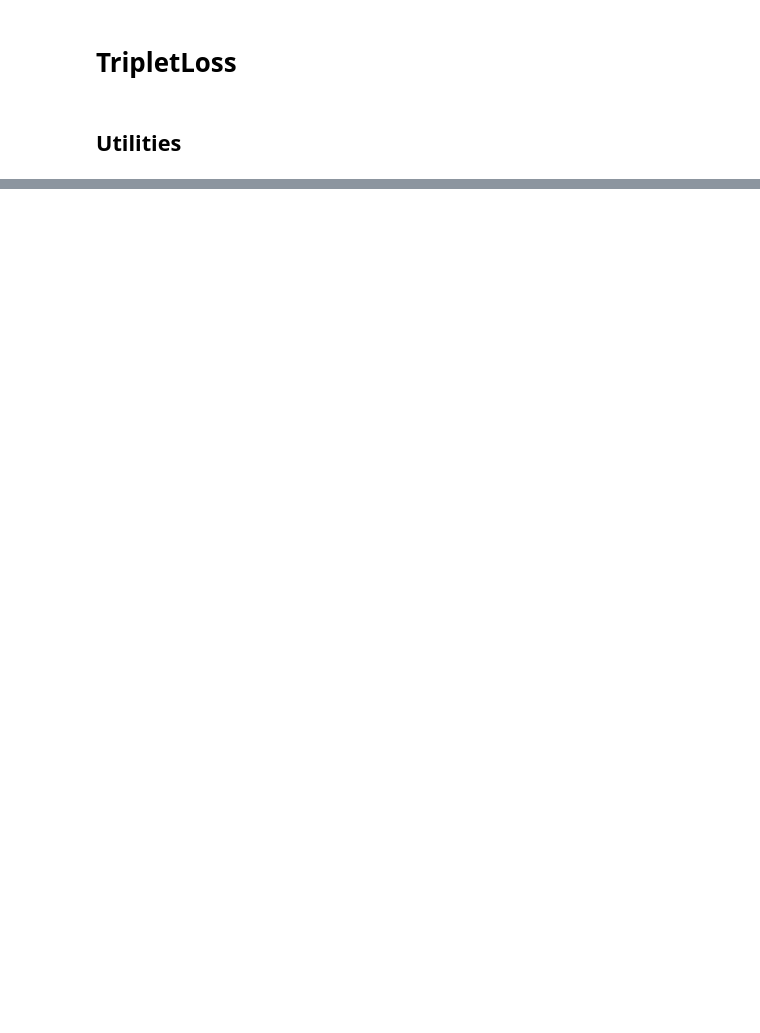
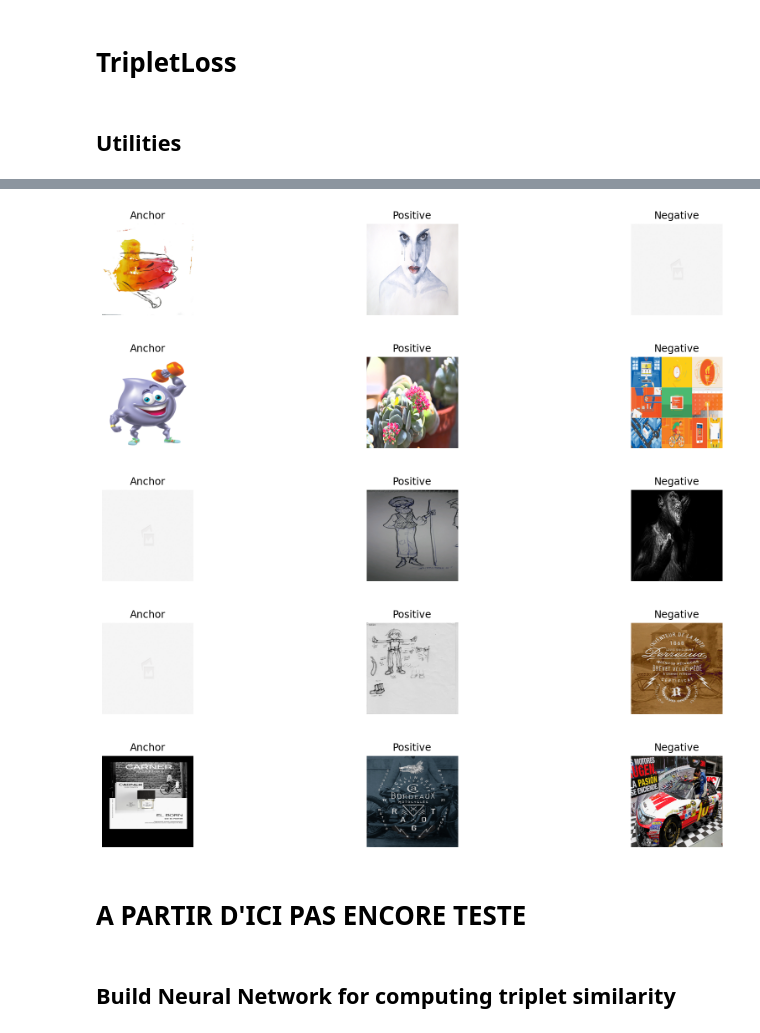
Before and after one commit to tonywu71/fast-reverse-image-engine, a Jupyter notebook: tripletloss/triplet loss_example.ipynb, the cells around one changed output, grey strips where cells are left out. Cells and saved outputs as stored; diff of their text form; code cells hidden in the pictures; blank space fills up the shorter version.

Commit message:
TripletGeneration now working :) - Now need to train using triplet loss.

```diff
--- a/tripletloss/triplet loss_example.ipynb
+++ b/tripletloss/triplet loss_example.ipynb
@@ -264,4 +256,36 @@ def buildDataSet(data_generator):
         x_train_sorted.append(np.asarray([img for idx, img in enumerate(x_train) if y_train[idx]==n]))
 
     return x_train, y_train, x_train_sorted
+# %%
+def buildDataSet(data_generator):
+    """Build dataset (numpy array) for faster and easier data manipulation.
+
+
+    returns:
+        dataset : list of lengh 10 containing images for each classes of shape (?,28,28,1)
+    """
+
+    # STEP 1: Removing the batch structure and separating images from labels.
+    x_train = []
+    y_train = []
+    for current_batch in data_generator:
+        print('next batch')
+
+        for idx in range(len(current_batch[0])):
+            x_train.append(current_batch[0][idx])
+            y_train.append(np.argmax(current_batch[1][idx]))
+
+    x_train = np.array(x_train)
+    y_train = np.array(y_train)
+
+
+    #Sorting images by classes
+    nb_classes = data_generator.n_classes
+    img_rows, img_cols = data_generator.dim
+
+    x_train_sorted = []
+    for n in range(nb_classes):
+        x_train_sorted.append(np.asarray([img for idx, img in enumerate(x_train) if y_train[idx]==n]))
+
+    return x_train, y_train, x_train_sorted
 # %%
@@ -411,3 +370,5 @@ x_train_sorted.shape
+# %%
+triplets = get_batch_random(x_train_sorted, batch_size)
 # %%
 def drawTriplets(tripletbatch, nbmax=None):
     """display the three images for each triplets in the batch
@@ -425,5 +386,17 @@ def drawTriplets(tripletbatch, nbmax=None):
         for i in range(3):
             subplot = fig.add_subplot(1,3,i+1)
             axis("off")
-            plt.imshow(tripletbatch[i][row,:,:,0],vmin=0, vmax=1,cmap='Greys')
+            plt.imshow(tripletbatch[i][row,:,:])
             subplot.title.set_text(labels[i])
+# %%
+drawTriplets(triplets, nbmax=5)
+# %% [output]
+[figure, added]
+[figure, added]
+[figure, added]
+[figure, added]
+[figure, added]
+# %% [markdown]
+# A PARTIR D'ICI PAS ENCORE TESTE
+# %% [markdown]
+## Build Neural Network for computing triplet similarity
```
Also changed, not shown: parts of 27 cells of this notebook, 1 other file.
